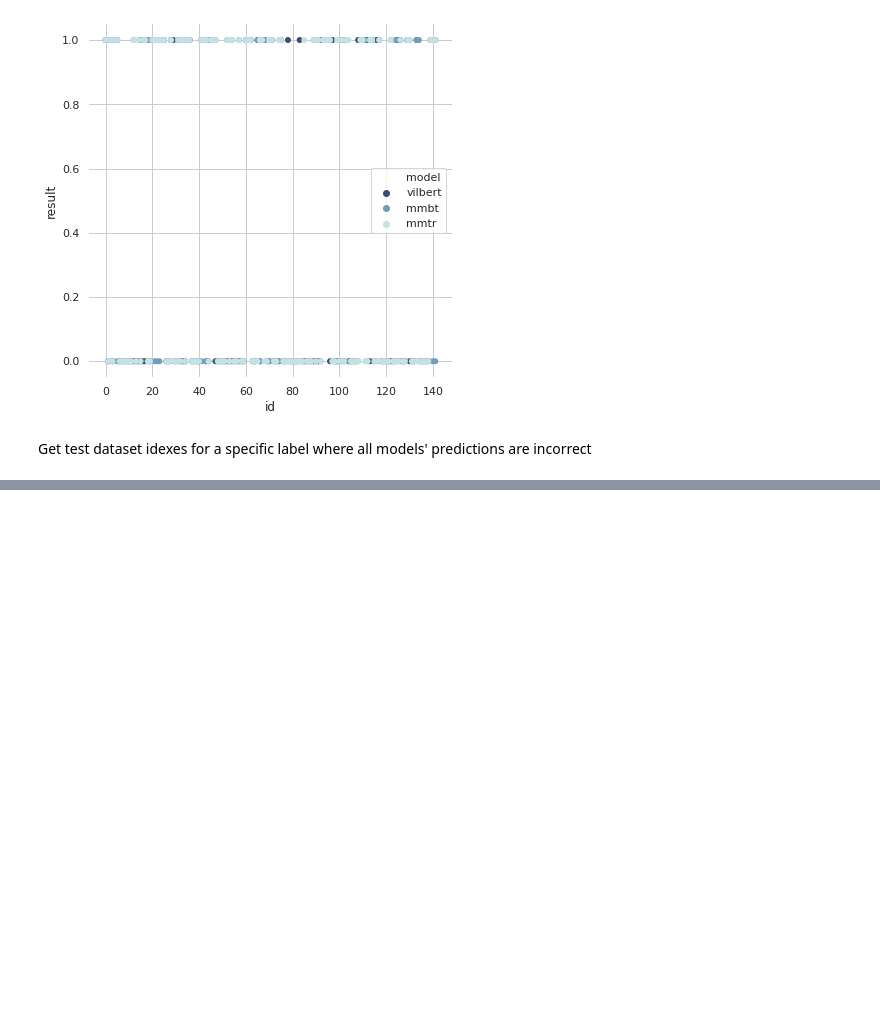
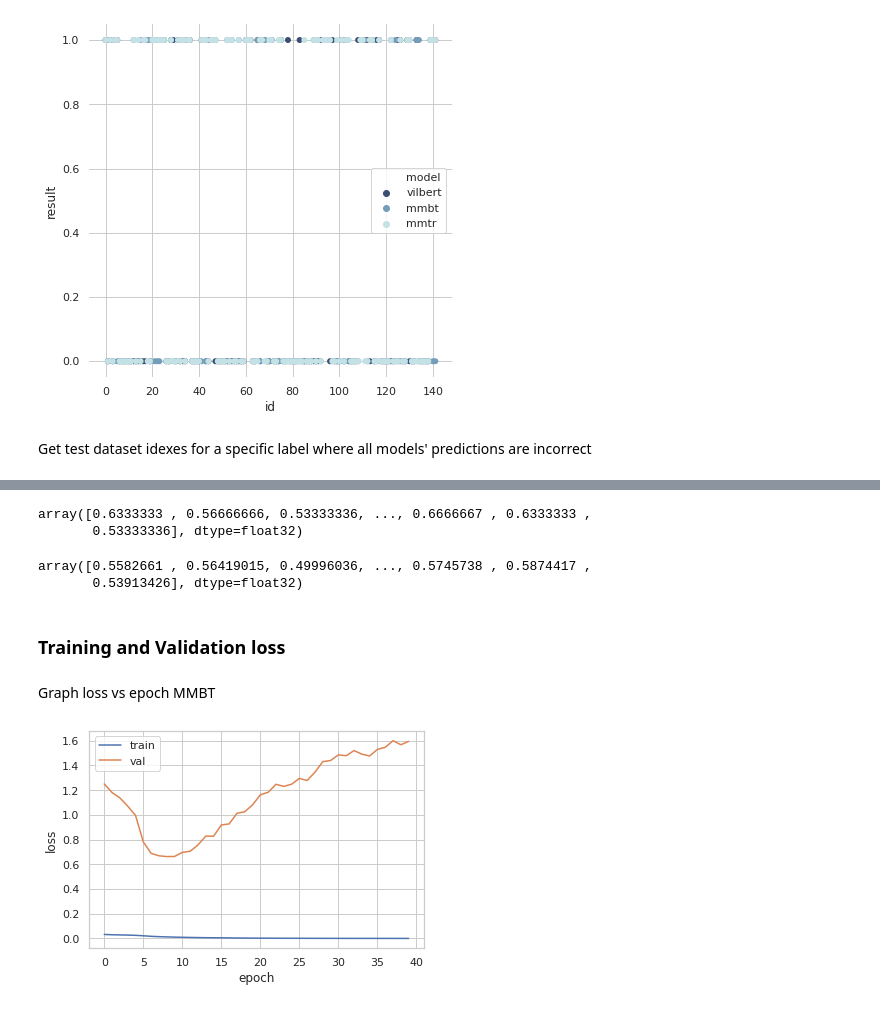
Before and after one commit to IsaacRodgz/multimodal-transformers-movies, a Jupyter notebook: Models_comparison.ipynb, the cells around one changed output, grey strips where cells are left out. Cells and saved outputs as stored; diff of their text form; code cells hidden in the pictures; blank space fills up the shorter version.

```diff
--- a/Models_comparison.ipynb
+++ b/Models_comparison.ipynb
@@ -249,0 +461,42 @@ Name: origin_id, Length: 64, dtype: int64
+# %%
+gates_freqs
+# %% [output]
+array([0.6333333 , 0.56666666, 0.53333336, ..., 0.6666667 , 0.6333333 ,
+       0.53333336], dtype=float32)
+# %%
+np.mean(gates, axis=1)
+# %% [output]
+array([0.5582661 , 0.56419015, 0.49996036, ..., 0.5745738 , 0.5874417 ,
+       0.53913426], dtype=float32)
+# %% [markdown]
+### Training and Validation loss
+# %%
+def get_loss(path):
+
+    with open(path, "r") as f:
+        log = f.readlines()
+
+    start_index = [i for i, s in enumerate(log) if "Training.." in s][0]
+    log_metrics = log[start_index+1:]
+
+    train_loss = [s.split("-")[-1].split(":")[-1].strip().strip("\n") for s in log_metrics if "Train" in s]
+    train_loss = np.array([float(v) for v in train_loss])
+
+    val_loss = [s.split("-")[-1].split("|")[0].split(":")[-1].strip().strip("\n") for s in log_metrics if "Val" in s]
+    val_loss = np.array([float(v) for v in val_loss])
+
+    return train_loss, val_loss
+# %% [markdown]
+Graph loss vs epoch MMBT
+# %%
+train_loss, val_loss = get_loss("model_save_mmbt/mmbt_model_run/logfile.log")
+
+plt.subplot(111)
+plt.plot(train_loss, label='train')
+plt.plot(val_loss, label='val')
+plt.xlabel('epoch')
+plt.ylabel('loss')
+plt.legend(loc='upper left')
+plt.show()
+# %% [output]
+[figure, added]
```
Also changed, not shown: parts of 45 cells of this notebook, 2 other files.
